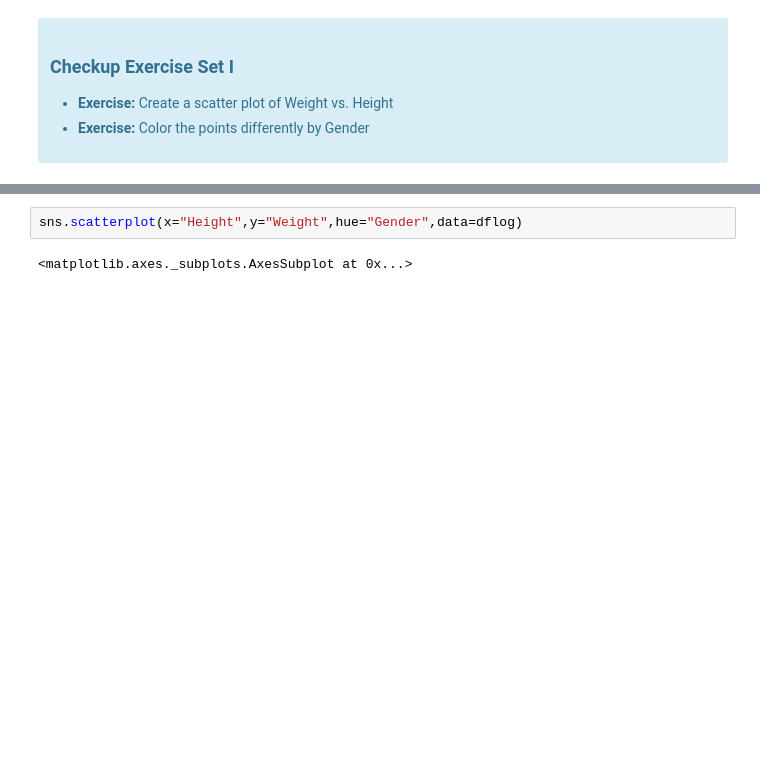
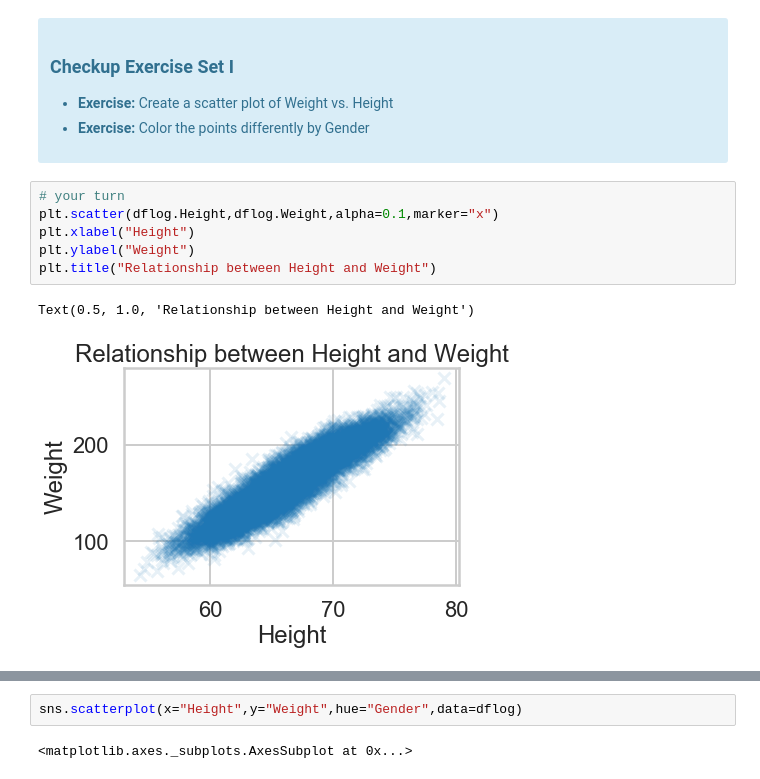
Before and after one commit to parasdoshicom/SpringboardDSIntensive, a Jupyter notebook: Mini_Project_Logistic_Regression-with-Answer.ipynb, the cells around one changed output, grey strips where cells are left out. Drawn from its saved outputs; the diff is of its cells as text; blank space fills up the shorter version.

```diff
--- a/Mini_Project_Logistic_Regression-with-Answer.ipynb
+++ b/Mini_Project_Logistic_Regression-with-Answer.ipynb
@@ -120,4 +120,13 @@ with the "response" or "label" $y$ as a plain array of 0s and 1s for binary clas
   <li> <b>Exercise:</b> Color the points differently by Gender
 </ul>
 </div>
+# %%
+# your turn
+plt.scatter(dflog.Height,dflog.Weight,alpha=0.1,marker="x")
+plt.xlabel("Height")
+plt.ylabel("Weight")
+plt.title("Relationship between Height and Weight")
+# %% [output]
+Text(0.5, 1.0, 'Relationship between Height and Weight')
+[figure, added]
 # %%
```
Also changed, not shown: parts of 9 cells of this notebook.
